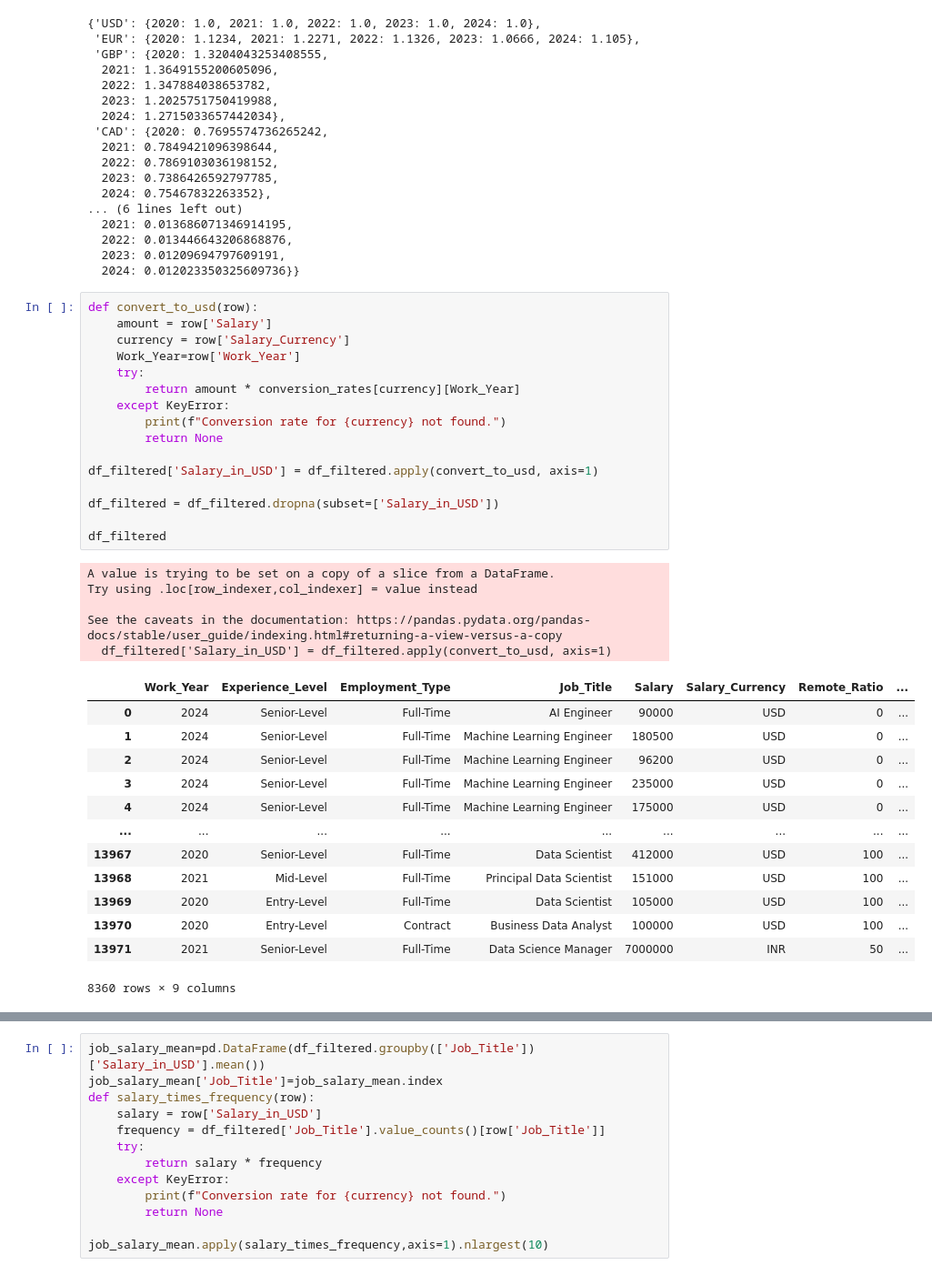
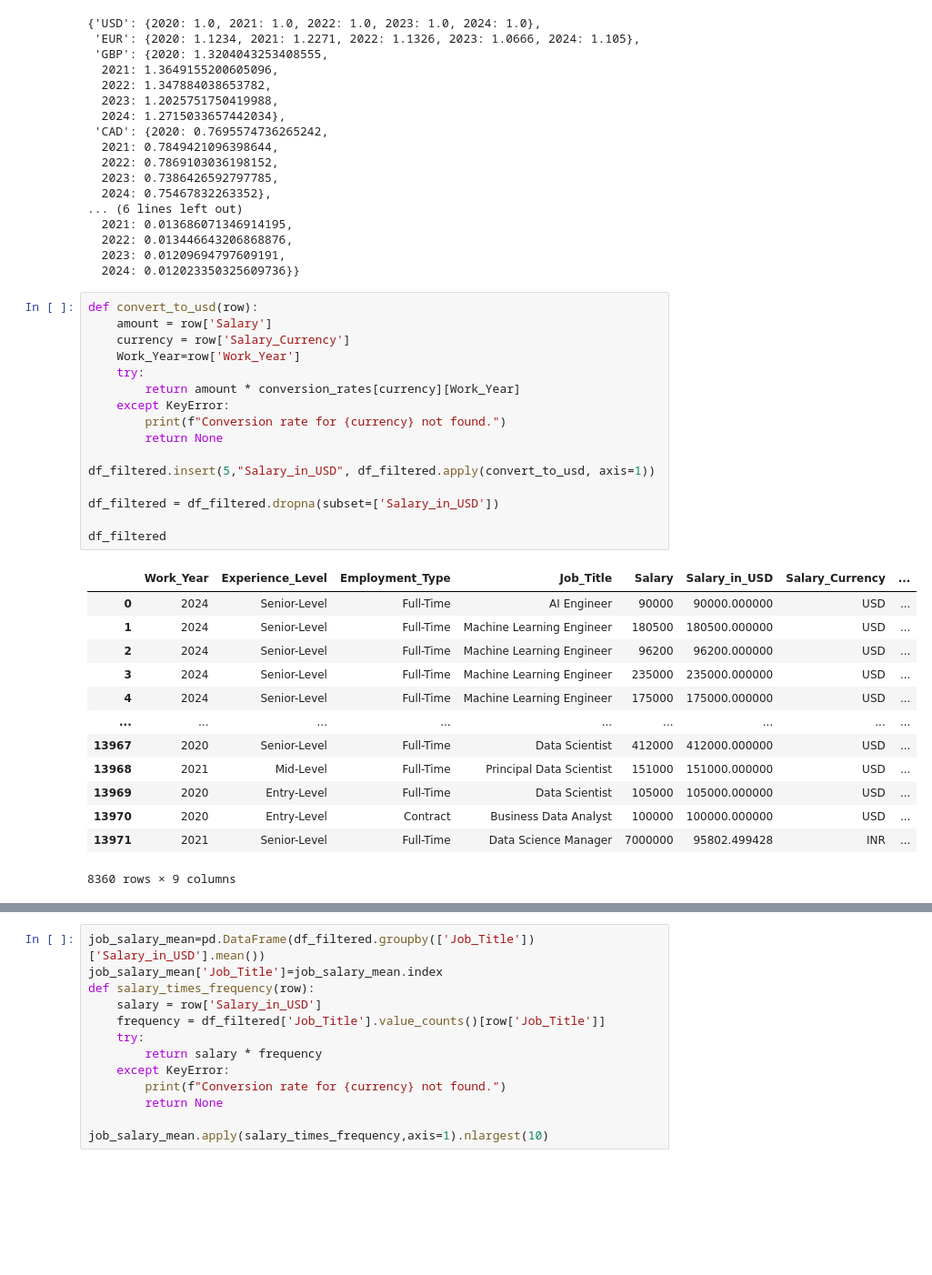
Before and after one commit to itspaspas/DataScience-S03, a Jupyter notebook: DS_CA2_task2.ipynb, the cells around one changed output, grey strips where cells are left out. Shown at 91% size. Cells and saved outputs as stored; diff of their text form; blank space fills up the shorter version.

```diff
--- a/DS_CA2_task2.ipynb
+++ b/DS_CA2_task2.ipynb
@@ -125,38 +126,33 @@ conversion_rates
 # %%
 def convert_to_usd(row):
     amount = row['Salary']
     currency = row['Salary_Currency']
     Work_Year=row['Work_Year']
     try:
         return amount * conversion_rates[currency][Work_Year]
     except KeyError:
         print(f"Conversion rate for {currency} not found.")
         return None
 
-df_filtered['Salary_in_USD'] = df_filtered.apply(convert_to_usd, axis=1)
+df_filtered.insert(5,"Salary_in_USD", df_filtered.apply(convert_to_usd, axis=1))
 
 df_filtered = df_filtered.dropna(subset=['Salary_in_USD'])
 
 df_filtered
 # %% [output]
+|  | Work_Year | Experience_Level | Employment_Type | Job_Title | Salary | Salary_in_USD | Salary_Currency | ... |
+| 0 | 2024 | Senior-Level | Full-Time | AI Engineer | 90000 | 90000.000000 | USD | ... |
+| 1 | 2024 | Senior-Level | Full-Time | Machine Learning Engineer | 180500 | 180500.000000 | USD | ... |
+| 2 | 2024 | Senior-Level | Full-Time | Machine Learning Engineer | 96200 | 96200.000000 | USD | ... |
+| 3 | 2024 | Senior-Level | Full-Time | Machine Learning Engineer | 235000 | 235000.000000 | USD | ... |
+| 4 | 2024 | Senior-Level | Full-Time | Machine Learning Engineer | 175000 | 175000.000000 | USD | ... |
+| ... | ... | ... | ... | ... | ... | ... | ... | ... |
+| 13967 | 2020 | Senior-Level | Full-Time | Data Scientist | 412000 | 412000.000000 | USD | ... |
+| 13968 | 2021 | Mid-Level | Full-Time | Principal Data Scientist | 151000 | 151000.000000 | USD | ... |
+| 13969 | 2020 | Entry-Level | Full-Time | Data Scientist | 105000 | 105000.000000 | USD | ... |
+| 13970 | 2020 | Entry-Level | Contract | Business Data Analyst | 100000 | 100000.000000 | USD | ... |
+| 13971 | 2021 | Senior-Level | Full-Time | Data Science Manager | 7000000 | 95802.499428 | INR | ... |
-A value is trying to be set on a copy of a slice from a DataFrame.
-Try using .loc[row_indexer,col_indexer] = value instead
-
-See the caveats in the documentation: https://pandas.pydata.org/pandas-docs/stable/user_guide/indexing.html#returning-a-view-versus-a-copy
-  df_filtered['Salary_in_USD'] = df_filtered.apply(convert_to_usd, axis=1)
+8360 rows × 9 columns
-|  | Work_Year | Experience_Level | Employment_Type | Job_Title | Salary | Salary_Currency | Remote_Ratio | ... |
-| 0 | 2024 | Senior-Level | Full-Time | AI Engineer | 90000 | USD | 0 | ... |
-| 1 | 2024 | Senior-Level | Full-Time | Machine Learning Engineer | 180500 | USD | 0 | ... |
-| 2 | 2024 | Senior-Level | Full-Time | Machine Learning Engineer | 96200 | USD | 0 | ... |
-| 3 | 2024 | Senior-Level | Full-Time | Machine Learning Engineer | 235000 | USD | 0 | ... |
-| 4 | 2024 | Senior-Level | Full-Time | Machine Learning Engineer | 175000 | USD | 0 | ... |
-| ... | ... | ... | ... | ... | ... | ... | ... | ... |
-| 13967 | 2020 | Senior-Level | Full-Time | Data Scientist | 412000 | USD | 100 | ... |
-| 13968 | 2021 | Mid-Level | Full-Time | Principal Data Scientist | 151000 | USD | 100 | ... |
-| 13969 | 2020 | Entry-Level | Full-Time | Data Scientist | 105000 | USD | 100 | ... |
-| 13970 | 2020 | Entry-Level | Contract | Business Data Analyst | 100000 | USD | 100 | ... |
-| 13971 | 2021 | Senior-Level | Full-Time | Data Science Manager | 7000000 | INR | 50 | ... |
-8360 rows × 9 columns
 # %%
 top_titles = df_filtered['Job_Title'].value_counts().head(10)
 top_titles.plot(kind='bar')
```
Also changed, not shown: parts of 12 cells of this notebook.
